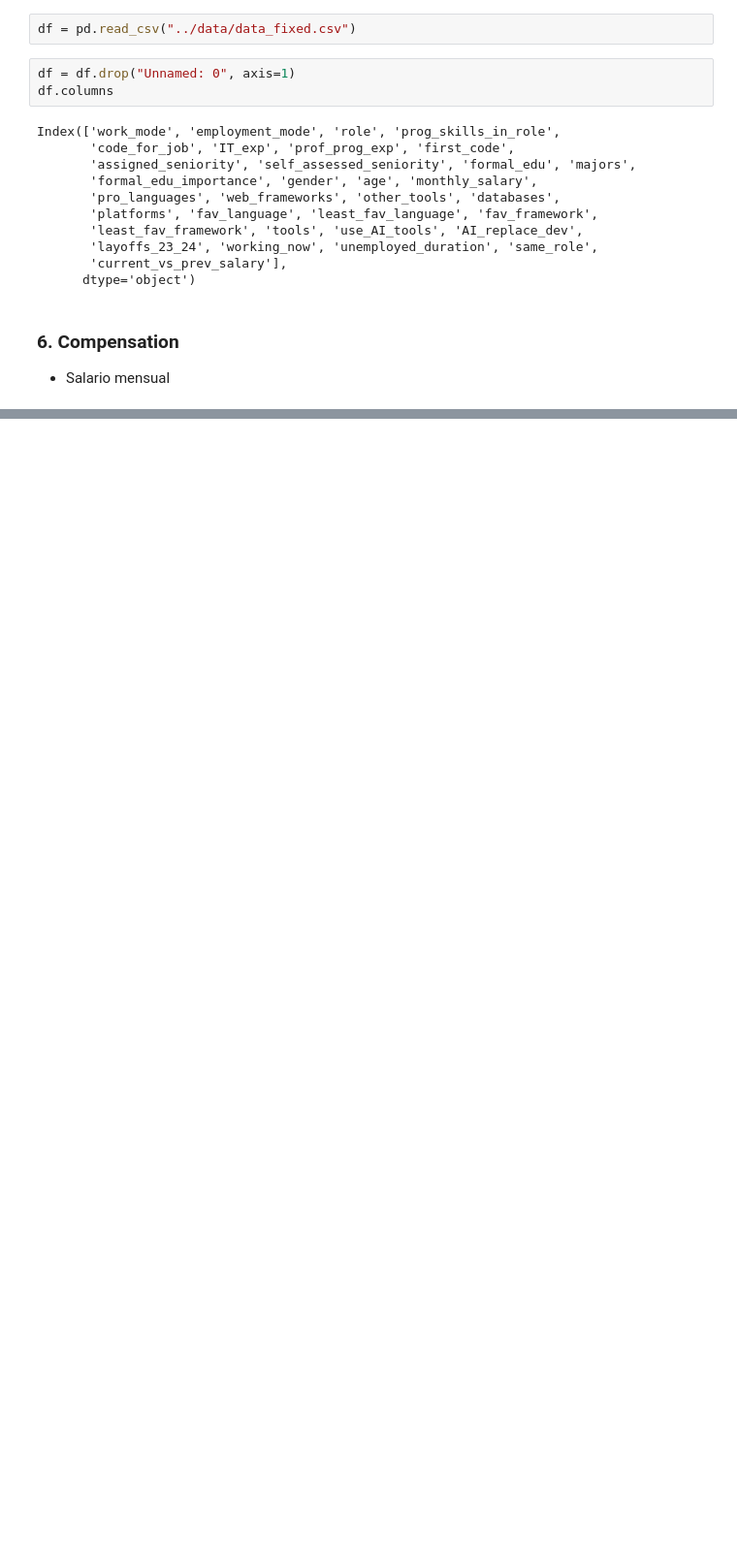
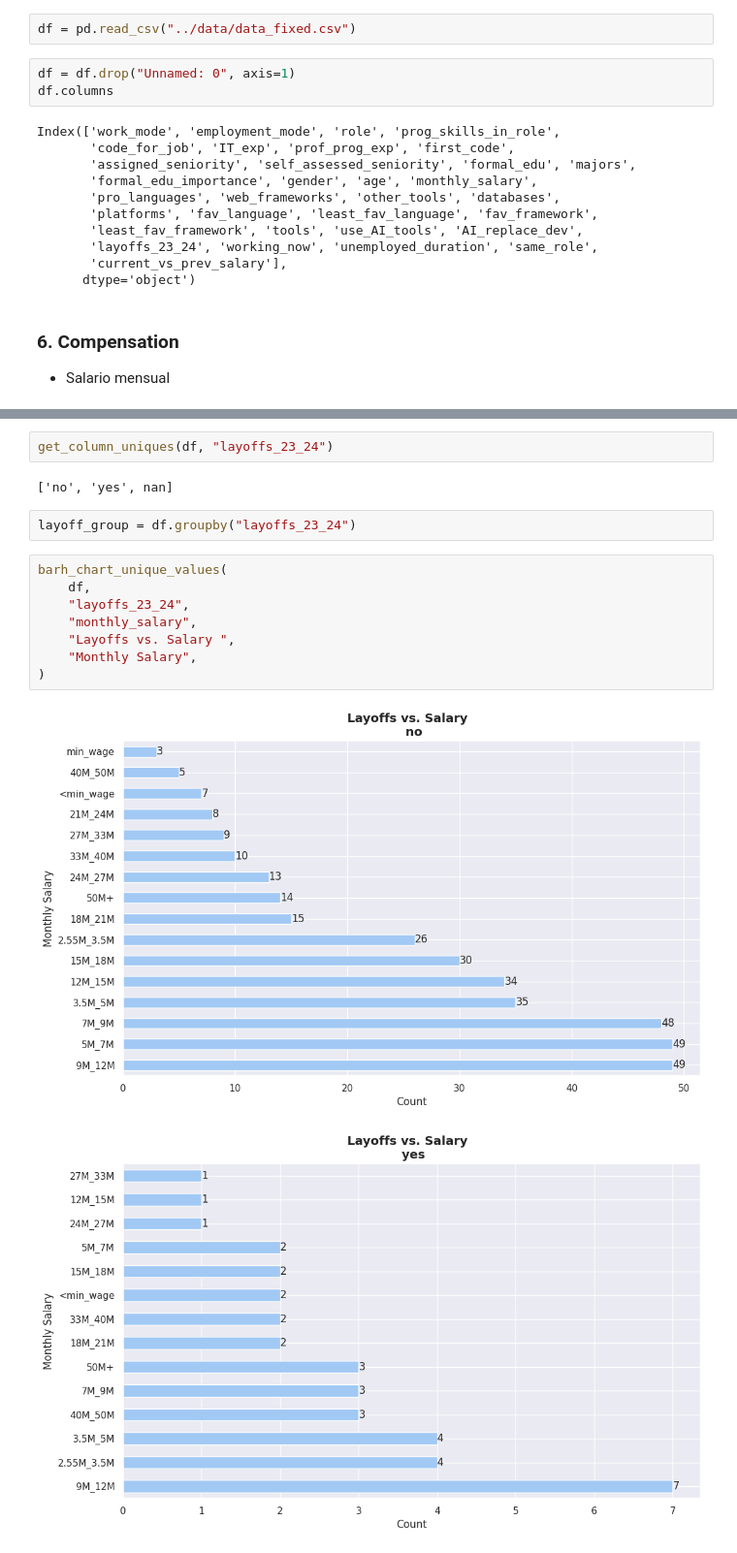
Before and after one commit to TorrezMN/Enc.-Devs-2024-Py, a Jupyter notebook: notebooks/salarios.ipynb, the cells around one changed output, grey strips where cells are left out. Shown at 97% size. Drawn from its saved outputs; the diff is of its cells as text; blank space fills up the shorter version.

```diff
--- a/notebooks/salarios.ipynb
+++ b/notebooks/salarios.ipynb
@@ -52,0 +219,17 @@ Index(['work_mode', 'employment_mode', 'role', 'prog_skills_in_role',
+# %%
+get_column_uniques(df, "layoffs_23_24")
+# %% [output]
+['no', 'yes', nan]
+# %%
+layoff_group = df.groupby("layoffs_23_24")
+# %%
+barh_chart_unique_values(
+    df,
+    "layoffs_23_24",
+    "monthly_salary",
+    "Layoffs vs. Salary ",
+    "Monthly Salary",
+)
+# %% [output]
+[figure, added]
+[figure, added]
```
Also changed, not shown: parts of 53 cells of this notebook, 3 other files.
